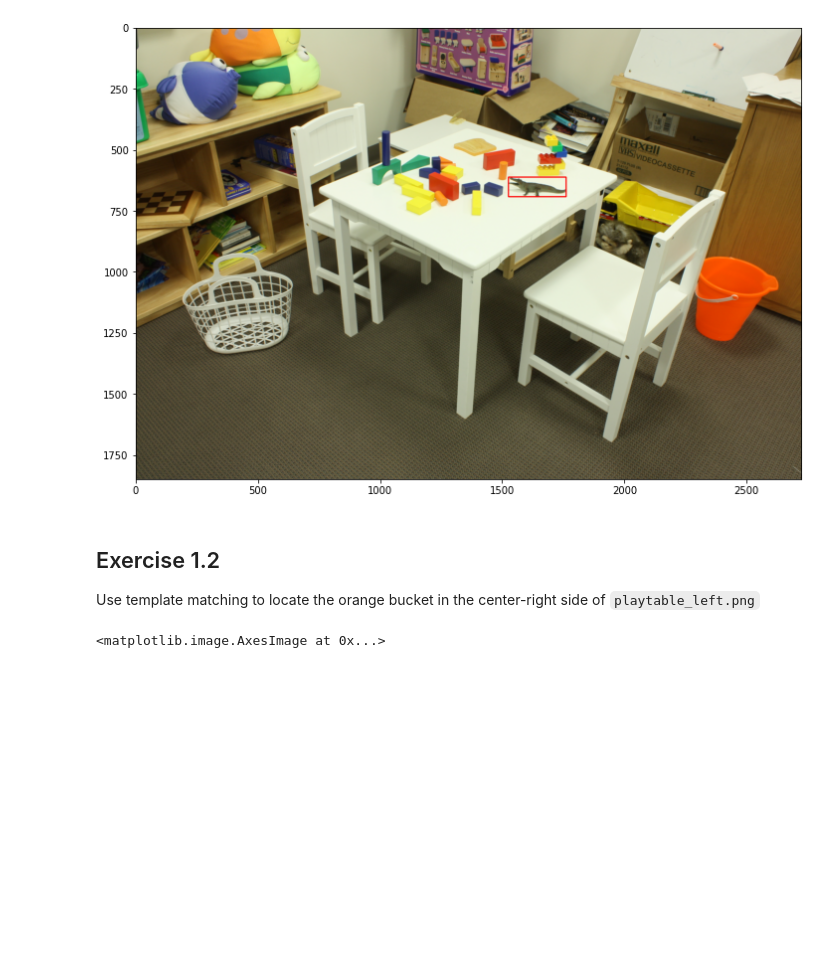
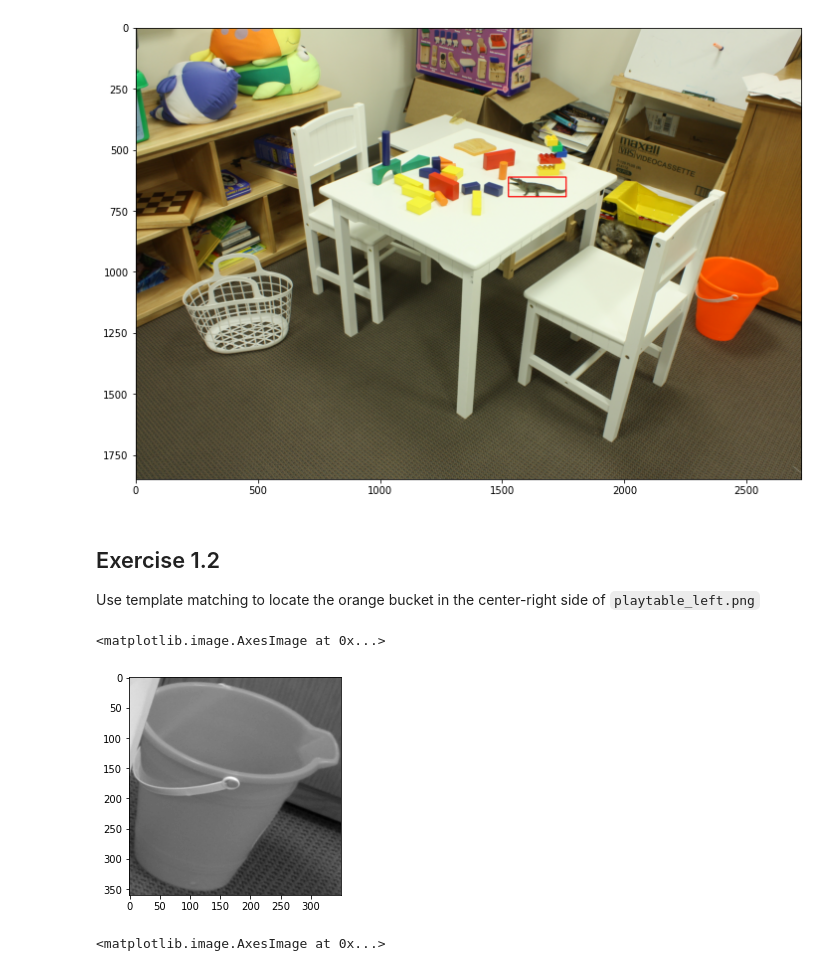
Before and after one commit to jakoboss69/Exercises-in-Perception-Group-2, a Jupyter notebook: week 3 - Stereo vision/Bendik/Exercises/Exercise 1 - Template Matching.ipynb, the cells around one changed output. Saved outputs shown, nothing was run; the diff lists cells and outputs as text; code cells hidden in the pictures; blank space fills up the shorter version.

```diff
--- a/week 3 - Stereo vision/Bendik/Exercises/Exercise 1 - Template Matching.ipynb
+++ b/week 3 - Stereo vision/Bendik/Exercises/Exercise 1 - Template Matching.ipynb
@@ -63,4 +63,10 @@ plt.imshow(crocodile)
 # %% [markdown]
 ## Exercise 1.2
 Use template matching to locate the orange bucket in the center-right side of `playtable_left.png`
+# %%
+template2 = gray_left[930:1290, 2280:2630]
+plt.imshow(template2)
+# %% [output]
+<matplotlib.image.AxesImage at 0x...>
+[figure, added]
 # %%
```
Also changed, not shown: parts of 1 cell of this notebook, 4 other files.
